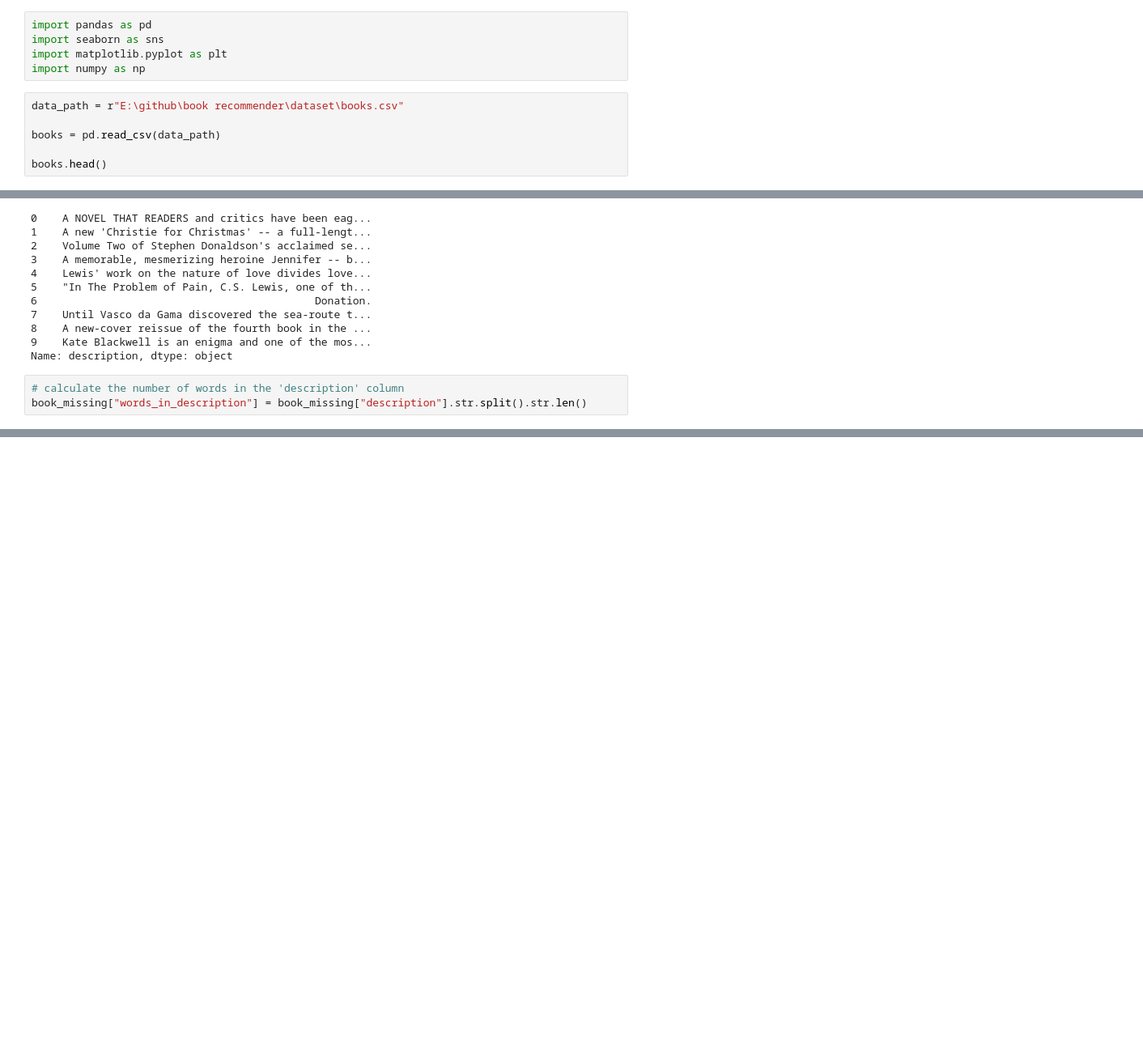
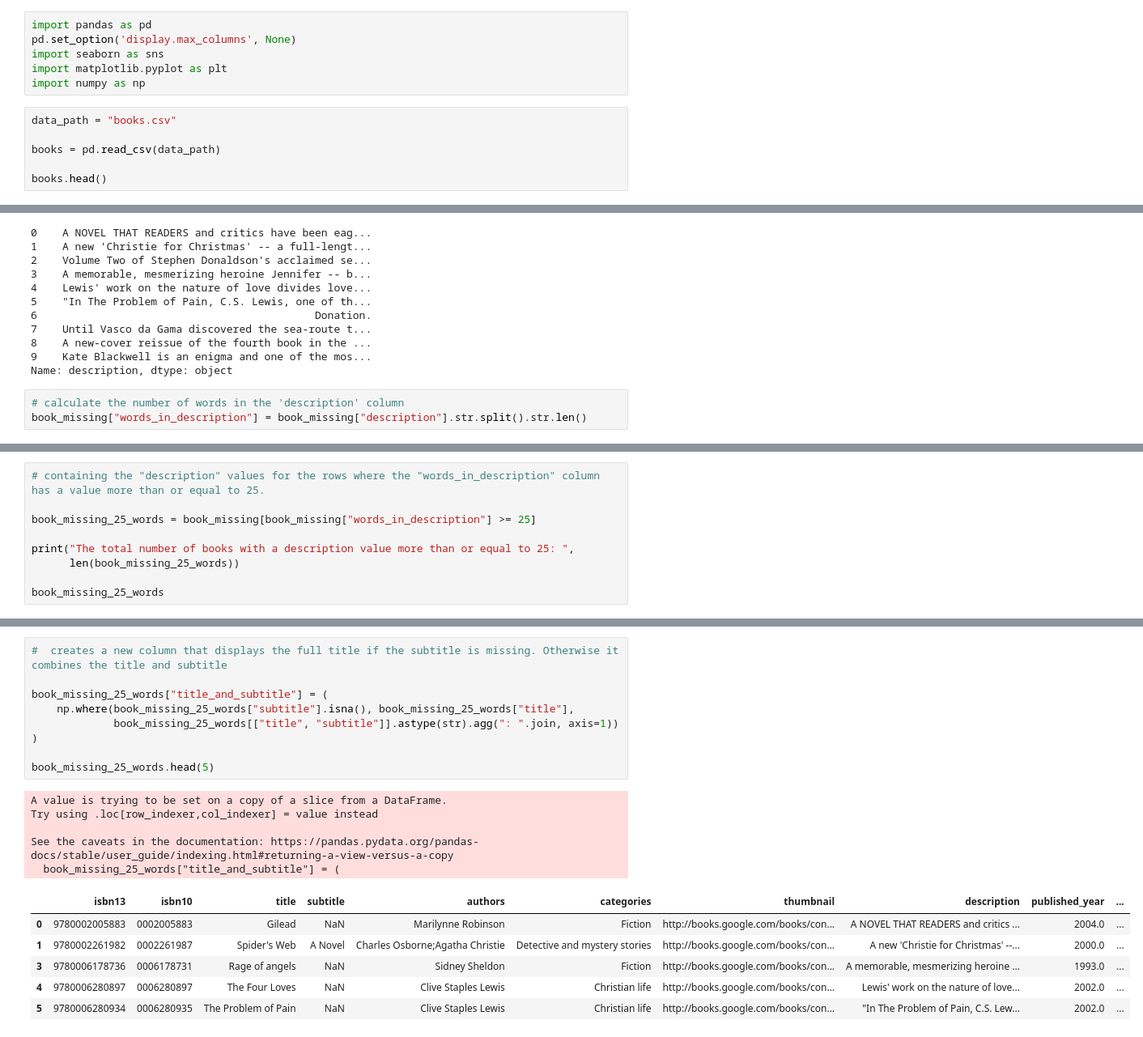
Before and after one commit to morteza-rp/book-recommender, a Jupyter notebook: data_exploration.ipynb, the cells around one changed output, grey strips where cells are left out. Shown at 81% size. Drawn from its saved outputs; the diff is of its cells as text; blank space fills up the shorter version.

Commit message:
clean book dataset was created

```diff
--- a/data_exploration.ipynb
+++ b/data_exploration.ipynb
@@ -1,10 +1,11 @@
 # %%
 import pandas as pd
+pd.set_option('display.max_columns', None)
 import seaborn as sns
 import matplotlib.pyplot as plt
 import numpy as np
 # %%
-data_path = r"E:\github\book recommender\dataset\books.csv"
+data_path = "books.csv"
 
 books = pd.read_csv(data_path)
 
@@ -368,0 +463,9 @@ plt.show()
+# %%
+# containing the "description" values for the rows where the "words_in_description" column has a value more than or equal to 25.
+
+book_missing_25_words = book_missing[book_missing["words_in_description"] >= 25]
+
+print("The total number of books with a description value more than or equal to 25: ",
+      len(book_missing_25_words))
+
+book_missing_25_words
@@ -368,0 +487,21 @@ plt.show()
+# %%
+#  creates a new column that displays the full title if the subtitle is missing. Otherwise it combines the title and subtitle
+
+book_missing_25_words["title_and_subtitle"] = (
+    np.where(book_missing_25_words["subtitle"].isna(), book_missing_25_words["title"],
+             book_missing_25_words[["title", "subtitle"]].astype(str).agg(": ".join, axis=1))
+)
+
+book_missing_25_words.head(5)
+# %% [output]
+A value is trying to be set on a copy of a slice from a DataFrame.
+Try using .loc[row_indexer,col_indexer] = value instead
+
+See the caveats in the documentation: https://pandas.pydata.org/pandas-docs/stable/user_guide/indexing.html#returning-a-view-versus-a-copy
+  book_missing_25_words["title_and_subtitle"] = (
+|  | isbn13 | isbn10 | title | subtitle | authors | categories | thumbnail | description | published_year | ... |
+| 0 | 9780002005883 | 0002005883 | Gilead | NaN | Marilynne Robinson | Fiction | http://books.google.com/books/con... | A NOVEL THAT READERS and critics ... | 2004.0 | ... |
+| 1 | 9780002261982 | 0002261987 | Spider's Web | A Novel | Charles Osborne;Agatha Christie | Detective and mystery stories | http://books.google.com/books/con... | A new 'Christie for Christmas' --... | 2000.0 | ... |
+| 3 | 9780006178736 | 0006178731 | Rage of angels | NaN | Sidney Sheldon | Fiction | http://books.google.com/books/con... | A memorable, mesmerizing heroine ... | 1993.0 | ... |
+| 4 | 9780006280897 | 0006280897 | The Four Loves | NaN | Clive Staples Lewis | Christian life | http://books.google.com/books/con... | Lewis' work on the nature of love... | 2002.0 | ... |
+| 5 | 9780006280934 | 0006280935 | The Problem of Pain | NaN | Clive Staples Lewis | Christian life | http://books.google.com/books/con... | "In The Problem of Pain, C.S. Lew... | 2002.0 | ... |
```
Also changed, not shown: parts of 8 cells of this notebook, 1 other file.
